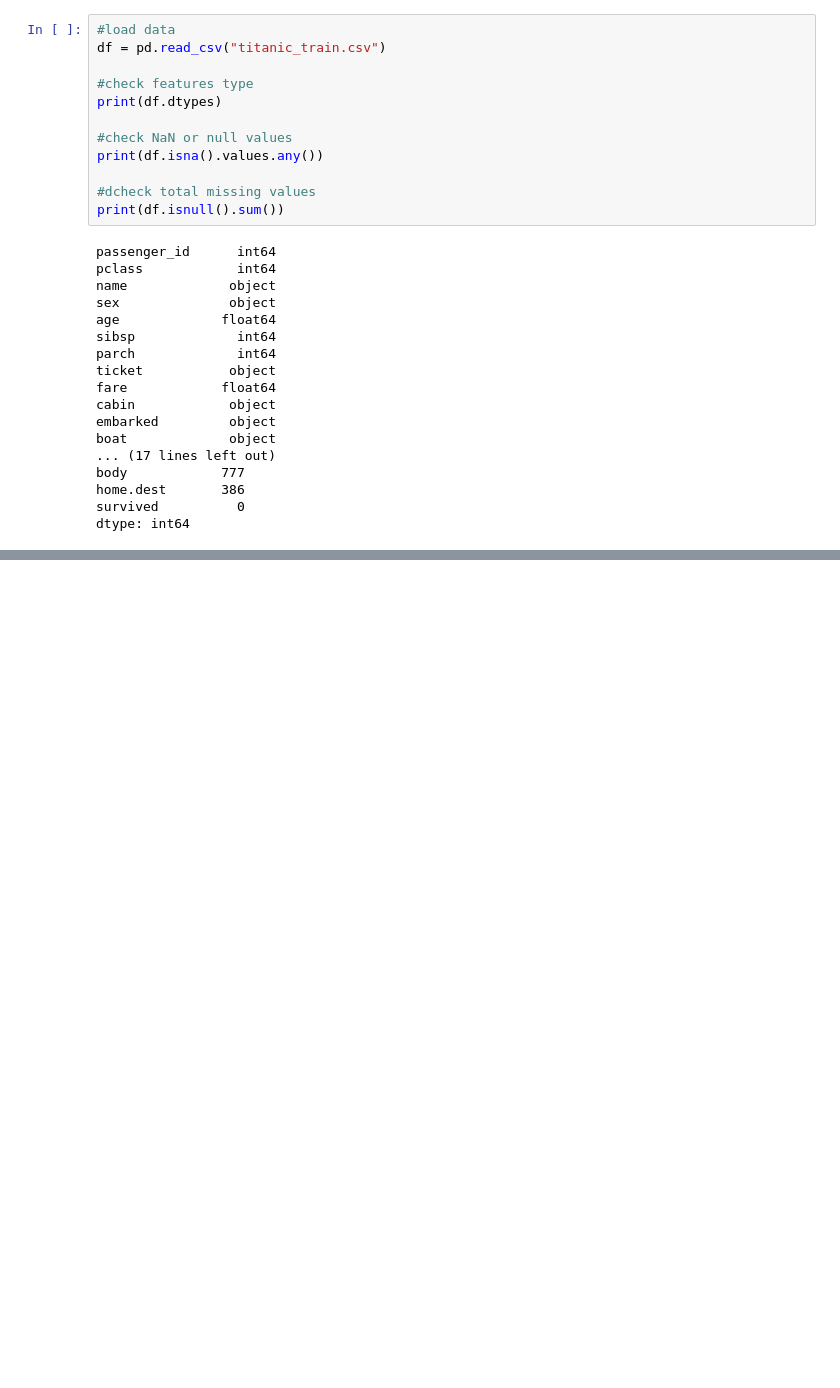
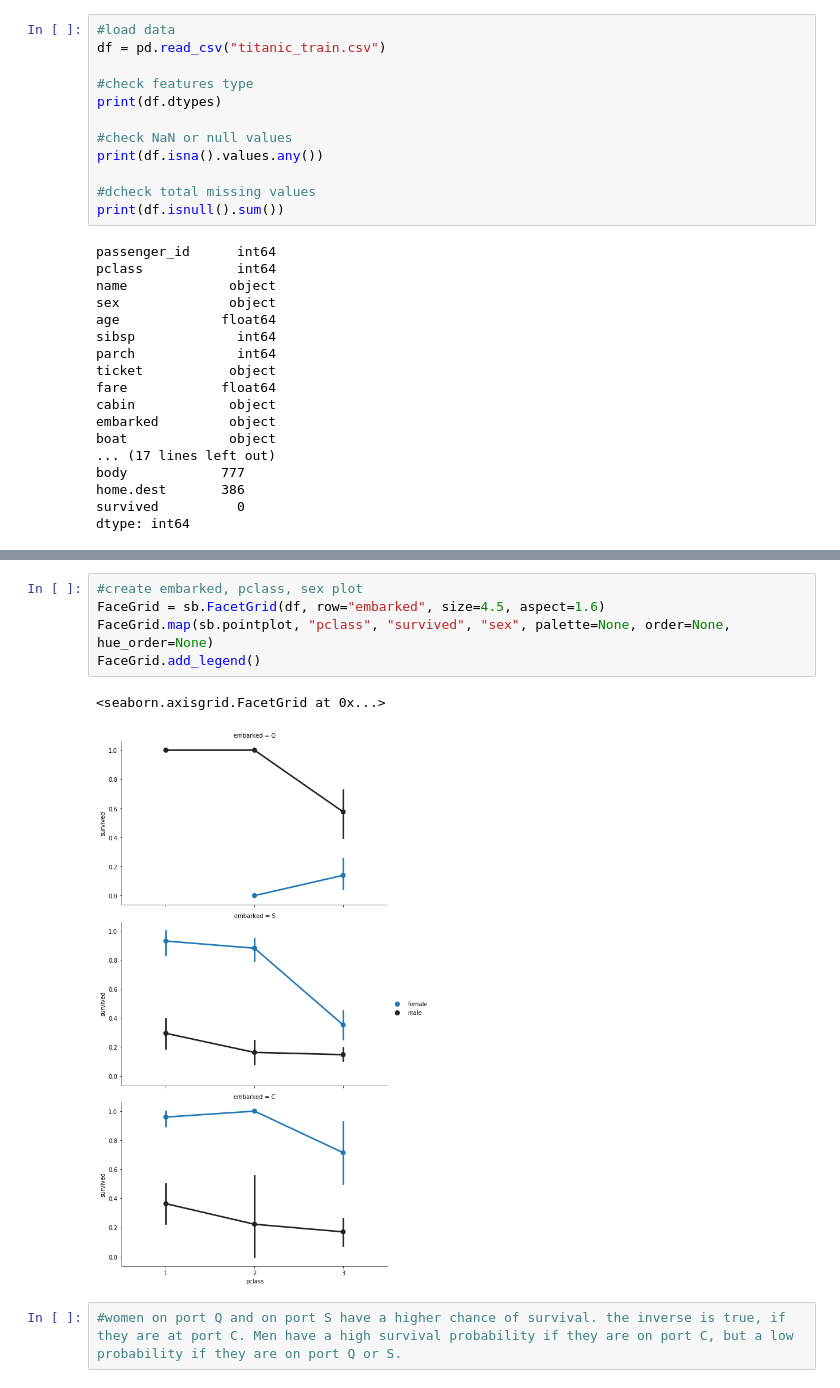
Before and after one commit to npmitaart/machine-learning, a Jupyter notebook: classificationKNN.ipynb, the cells around one changed output, grey strips where cells are left out. Saved outputs shown, nothing was run; the diff lists cells and outputs as text; blank space fills up the shorter version.

```diff
--- a/classificationKNN.ipynb
+++ b/classificationKNN.ipynb
@@ -43,0 +86,10 @@ dtype: int64
+# %%
+#create embarked, pclass, sex plot
+FaceGrid = sb.FacetGrid(df, row="embarked", size=4.5, aspect=1.6)
+FaceGrid.map(sb.pointplot, "pclass", "survived", "sex", palette=None, order=None, hue_order=None)
+FaceGrid.add_legend()
+# %% [output]
+<seaborn.axisgrid.FacetGrid at 0x...>
+[figure, added]
+# %%
+#women on port Q and on port S have a higher chance of survival. the inverse is true, if they are at port C. Men have a high survival probability if they are on port C, but a low probability if they are on port Q or S.
```
Also changed, not shown: parts of 8 cells of this notebook.
